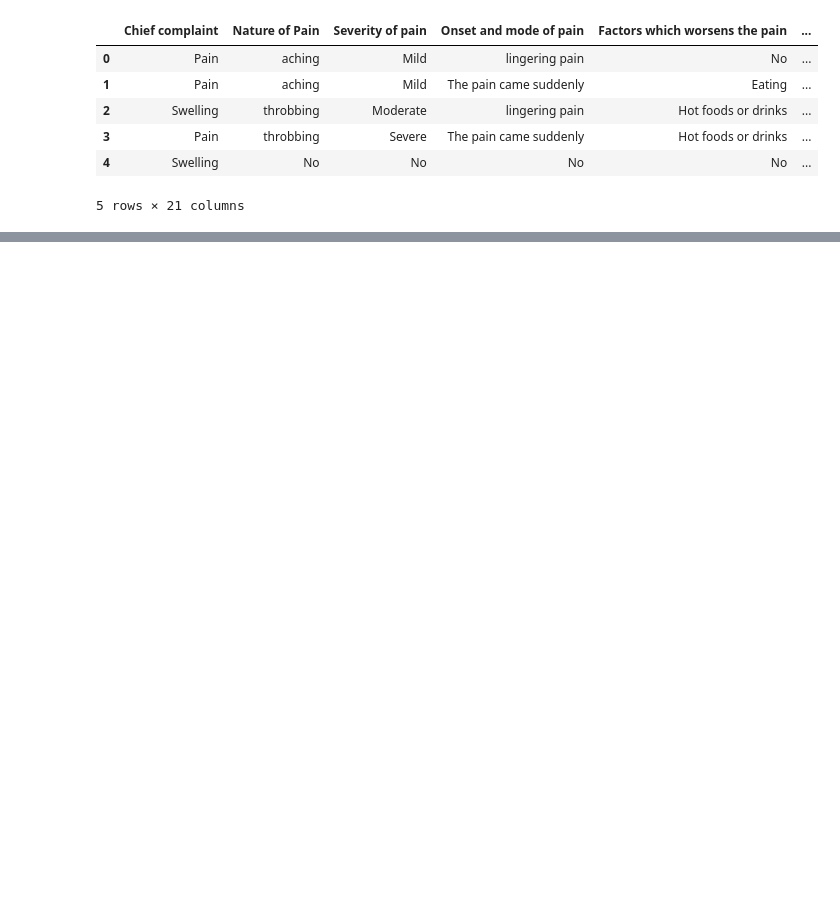
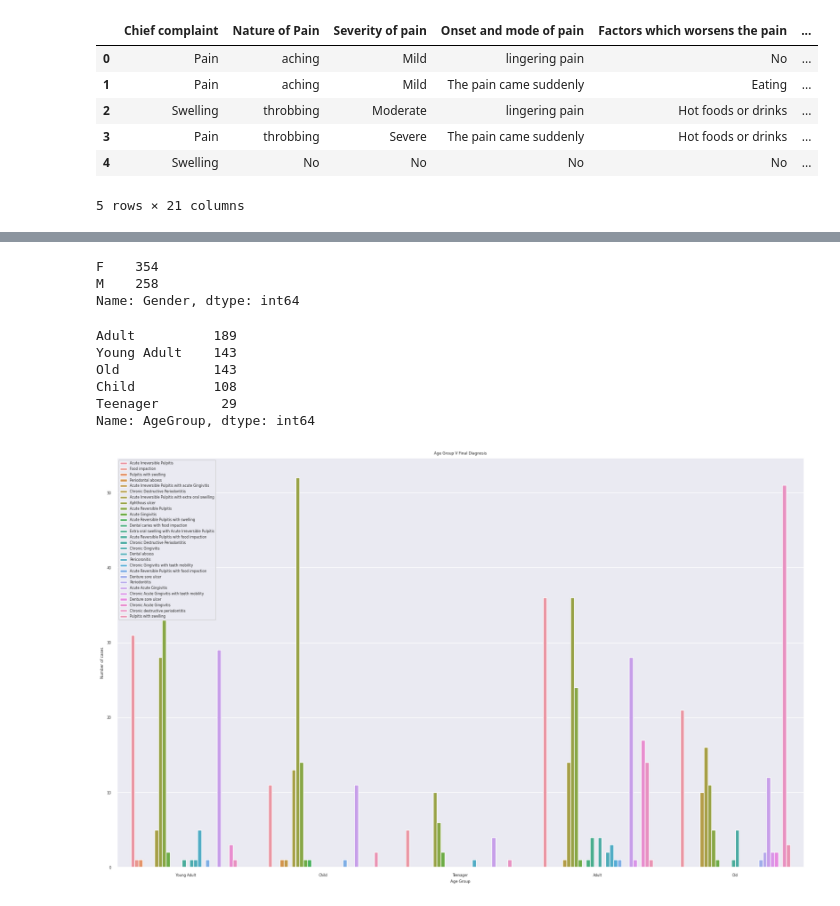
Before and after one commit to TheHuntsman4/EEML_Proposal, a Jupyter notebook: model.ipynb, the cells around one changed output, grey strips where cells are left out. Drawn from its saved outputs; the diff is of its cells as text; code cells hidden in the pictures; blank space fills up the shorter version.

Commit message:
<feat>: [adds some graphs relating some fields]

```diff
--- a/model.ipynb
+++ b/model.ipynb
@@ -80,10 +54,31 @@ df.head()
 | 3 | Pain | throbbing | Severe | The pain came suddenly | Hot foods or drinks | ... |
 | 4 | Swelling | No | No | No | No | ... |
 5 rows × 21 columns
+# %%
+df['Chief complaint']=df['Chief complaint'].str.replace('Ulecer','Ulcer')
+correct_pulp={
+    'Pulpits':'Pulpitis',
+    'pulpits':'Pulpitis',
+    'pulpitts':'Pulpitis',
+    'pulpitis':'Pulpitis',
+    'Periodontitis with grade two mobility':'Chronic Destructive Periodontitis',
+    'Periodontitis with grade three mobility':'Chronic Destructive Periodontitis',
+    'Periodontitis with grade one mobility':'Chronic Destructive Periodontitis',
+    'Periodontitis with grade 1 mobility':'Chronic Destructive Periodontitis',
+    'Periodontitis with grade 2 mobility':'Chronic Destructive Periodontitis',
+    'Periodontitis with grade 3 mobility':'Chronic Destructive Periodontitis',
+    'Periodontitis with mobility of tooth':'Chronic Destructive Periodontitis',
+    'Periodontitis with grade 2 tooth mobility':'Chronic Destructive Periodontitis',
+    'Gingivitis':'Acute gingivitis',
+    'gingivitis':'Gingivitis'
+
+}
+for word, correct in correct_pulp.items():
+    df['Final Diagnosis']=df['Final Diagnosis'].str.replace(word,correct)
+df.fillna("No",inplace=True)
 # %%
 age_group_dict = {
-    '0-2': 'Baby',
-    '3-12': 'Child',
+    '0-12': 'Child',
     '13-19': 'Teenager',
     '20-39': 'Young Adult',
     '40-59': 'Adult',
@@ -92,7 +87,7 @@ age_group_dict = {
 
 df['AgeGroup'] = df['Age'].apply(lambda x: next((label for age_range, label in age_group_dict.items() if int(age_range.split('-')[0]) <= int(x) <= int(age_range.split('-')[1])), None))
 # %%
-from sklearn.preprocessing import OrdinalEncoder
-encoder = OrdinalEncoder(dtype=float)
-df=pd.DataFrame(encoder.fit_transform(df),columns=df.columns)
-df.head()
+# from sklearn.preprocessing import OrdinalEncoder
+# encoder = OrdinalEncoder(dtype=float)
+# df=pd.DataFrame(encoder.fit_transform(df),columns=df.columns)
+# df.head()
@@ -112,0 +104,31 @@ sns.heatmap(df.corr(),cmap='RdBu',vmin=-1,vmax=1,annot=True,square=True,ax=ax)
+# %%
+gender_counts=df["Gender"].value_counts()
+print(gender_counts)
+# %% [output]
+F    354
+M    258
+Name: Gender, dtype: int64
+# %%
+age_group_counts=df['AgeGroup'].value_counts()
+print(age_group_counts)
+# %% [output]
+Adult          189
+Young Adult    143
+Old            143
+Child          108
+Teenager        29
+Name: AgeGroup, dtype: int64
+# %%
+sns.set(font_scale=0.5)
+plt.figure(figsize=(20,12))
+
+sns.countplot(x="AgeGroup", hue="Final Diagnosis", data=df)
+plt.title("Age Group V Final Diagnosis")
+plt.xlabel("Age Group")
+plt.ylabel("Number of cases")
+
+plt.legend(loc='upper left')
+
+plt.show()
+# %% [output]
+[figure, added]
```
Also changed, not shown: parts of 7 cells of this notebook.
